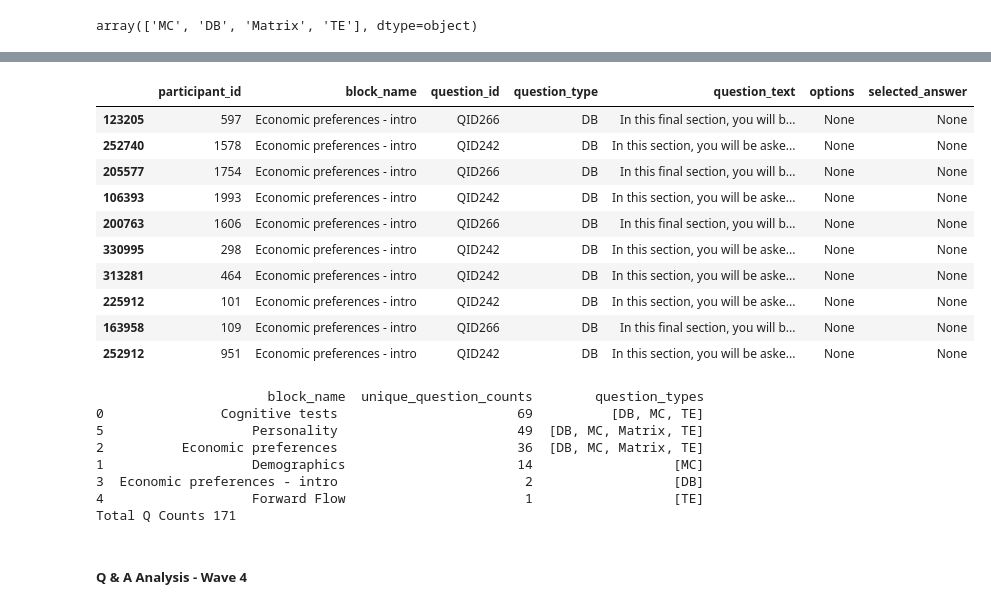
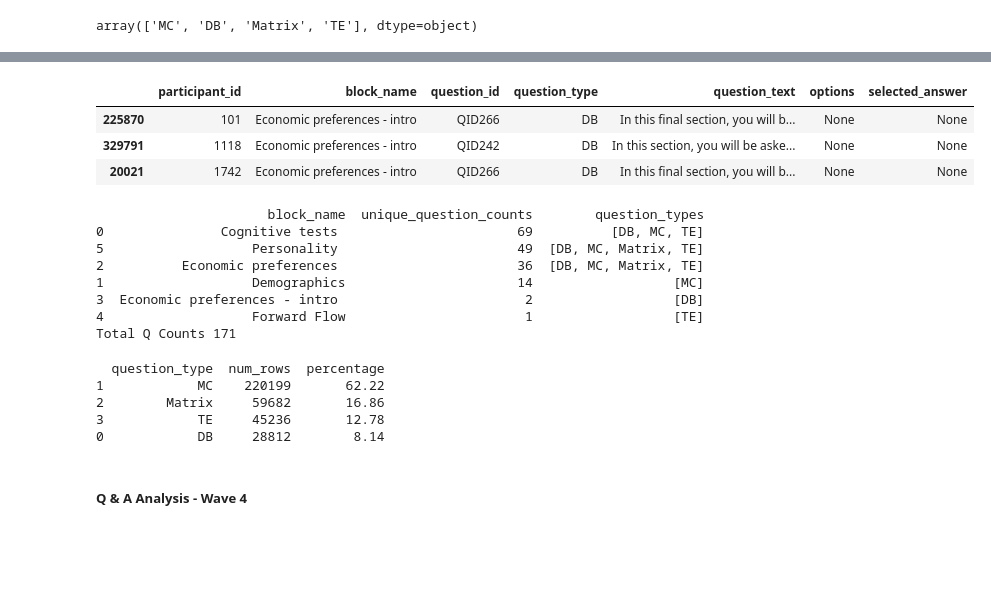
Before and after one commit to rahcode7/LBM-DigitalTwin, a Jupyter notebook: src/EDA.ipynb, the cells around one changed output, grey strips where cells are left out. Drawn from its saved outputs; the diff is of its cells as text; code cells hidden in the pictures; blank space fills up the shorter version.

```diff
--- a/src/EDA.ipynb
+++ b/src/EDA.ipynb
@@ -363,20 +389,13 @@ wave1_3_qa_df[wave1_3_qa_df["question_type"] == 'DB'].sample(3)
 # %%
 #wave1_3_qa_df[wave1_3_qa_df['participant_id']==1].head(50)
 wave1_3_qa_df[
     #(wave1_3_qa_df["question_type"] == 'DB') &
-    wave1_3_qa_df["block_name"] == "Economic preferences - intro "].sample(10)
+    wave1_3_qa_df["block_name"] == "Economic preferences - intro "].sample(3)
 # %% [output]
 |  | participant_id | block_name | question_id | question_type | question_text | options | selected_answer |
-| 123205 | 597 | Economic preferences - intro | QID266 | DB | In this final section, you will b... | None | None |
-| 252740 | 1578 | Economic preferences - intro | QID242 | DB | In this section, you will be aske... | None | None |
-| 205577 | 1754 | Economic preferences - intro | QID266 | DB | In this final section, you will b... | None | None |
-| 106393 | 1993 | Economic preferences - intro | QID242 | DB | In this section, you will be aske... | None | None |
-| 200763 | 1606 | Economic preferences - intro | QID266 | DB | In this final section, you will b... | None | None |
-| 330995 | 298 | Economic preferences - intro | QID242 | DB | In this section, you will be aske... | None | None |
-| 313281 | 464 | Economic preferences - intro | QID242 | DB | In this section, you will be aske... | None | None |
-| 225912 | 101 | Economic preferences - intro | QID242 | DB | In this section, you will be aske... | None | None |
-| 163958 | 109 | Economic preferences - intro | QID266 | DB | In this final section, you will b... | None | None |
-| 252912 | 951 | Economic preferences - intro | QID242 | DB | In this section, you will be aske... | None | None |
+| 225870 | 101 | Economic preferences - intro | QID266 | DB | In this final section, you will b... | None | None |
+| 329791 | 1118 | Economic preferences - intro | QID242 | DB | In this section, you will be aske... | None | None |
+| 20021 | 1742 | Economic preferences - intro | QID266 | DB | In this final section, you will b... | None | None |
 # %%
 question_types = (
     wave1_3_qa_df.groupby('block_name').agg(
@@ -397,6 +416,31 @@ print(f"Total Q Counts {question_types['unique_question_counts'].sum()}")
 3  Economic preferences - intro                        2                  [DB]
 4                   Forward Flow                       1                  [TE]
 Total Q Counts 171
+# %%
+question_type_summary = (
+    wave1_3_qa_df
+    .groupby("question_type", as_index=False)
+    .size()
+    .rename(columns={"size": "num_rows"})
+)
+
+question_type_summary["percentage"] = (
+    question_type_summary["num_rows"]
+    / len(wave1_3_qa_df)
+    * 100
+).round(2)
+
+question_type_summary = question_type_summary.sort_values(
+    "num_rows", ascending=False
+)
+
+print(question_type_summary)
+# %% [output]
+  question_type  num_rows  percentage
+1            MC    220199       62.22
+2        Matrix     59682       16.86
+3            TE     45236       12.78
+0            DB     28812        8.14
 # %% [markdown]
 ##### Q & A Analysis - Wave 4
 # %% [markdown]
```
Also changed, not shown: parts of 22 cells of this notebook, 2 other files.
